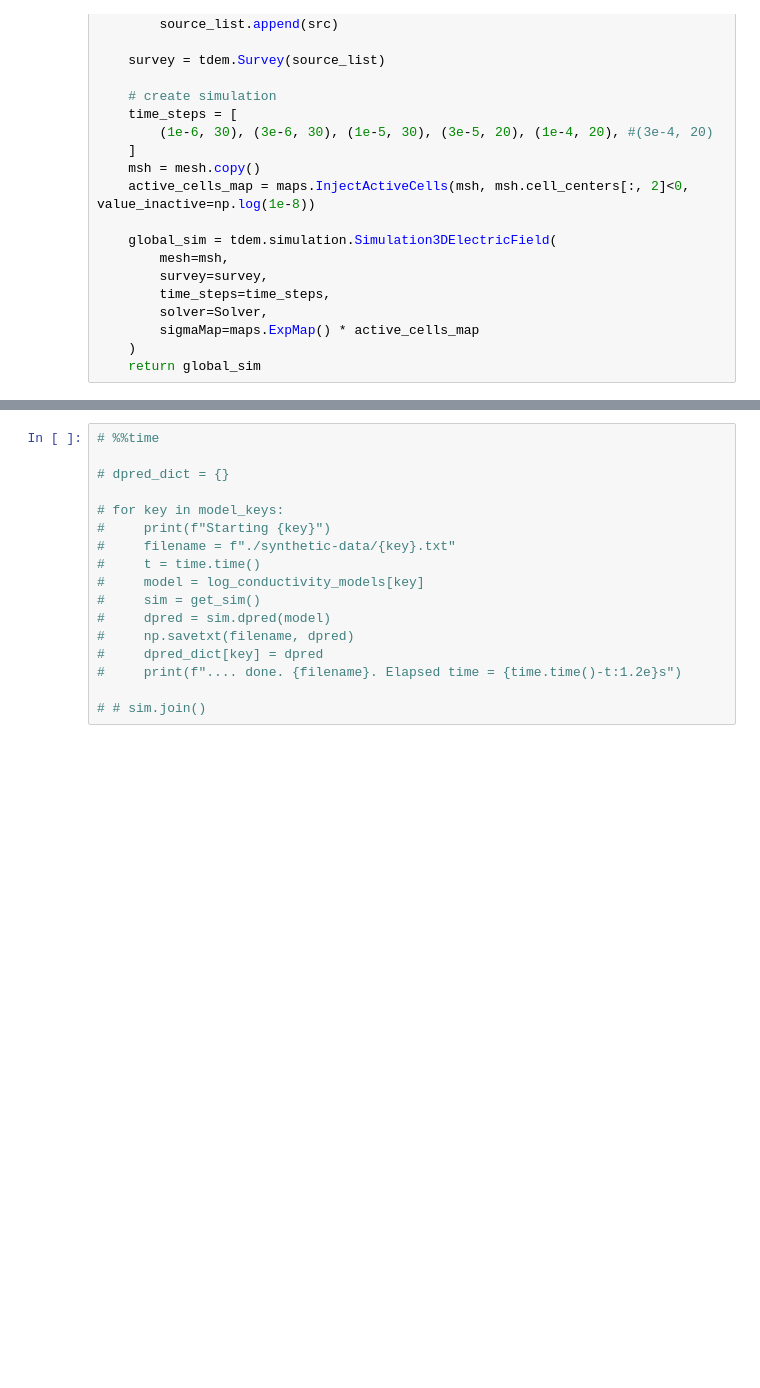
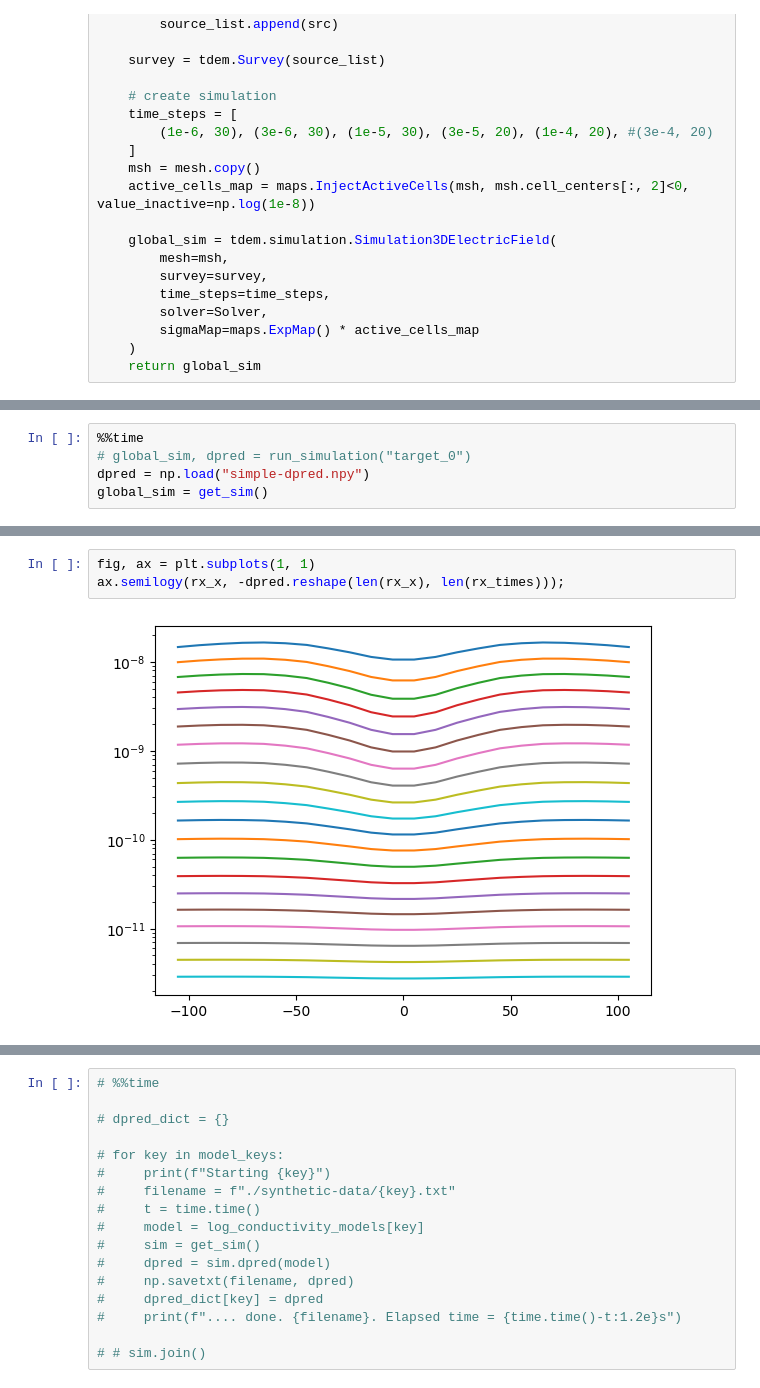
Before and after one commit to ubcgif/2025-heagy-etal-tle, a Jupyter notebook: notebooks/simple-3d-inv.ipynb, the cells around one changed output, grey strips where cells are left out. Cells and saved outputs as stored; diff of their text form; blank space fills up the shorter version.

```diff
--- a/notebooks/simple-3d-inv.ipynb
+++ b/notebooks/simple-3d-inv.ipynb
@@ -272,0 +275,5 @@ def run_simulation(key):
+# %%
+%%time
+# global_sim, dpred = run_simulation("target_0")
+dpred = np.load("simple-dpred.npy")
+global_sim = get_sim()
@@ -273 +283,6 @@ def run_simulation(key):
+# %%
+fig, ax = plt.subplots(1, 1)
+ax.semilogy(rx_x, -dpred.reshape(len(rx_x), len(rx_times)));
+# %% [output]
+[figure, added]
 # %%
```
Also changed, not shown: parts of 20 cells of this notebook, 7 other files.
